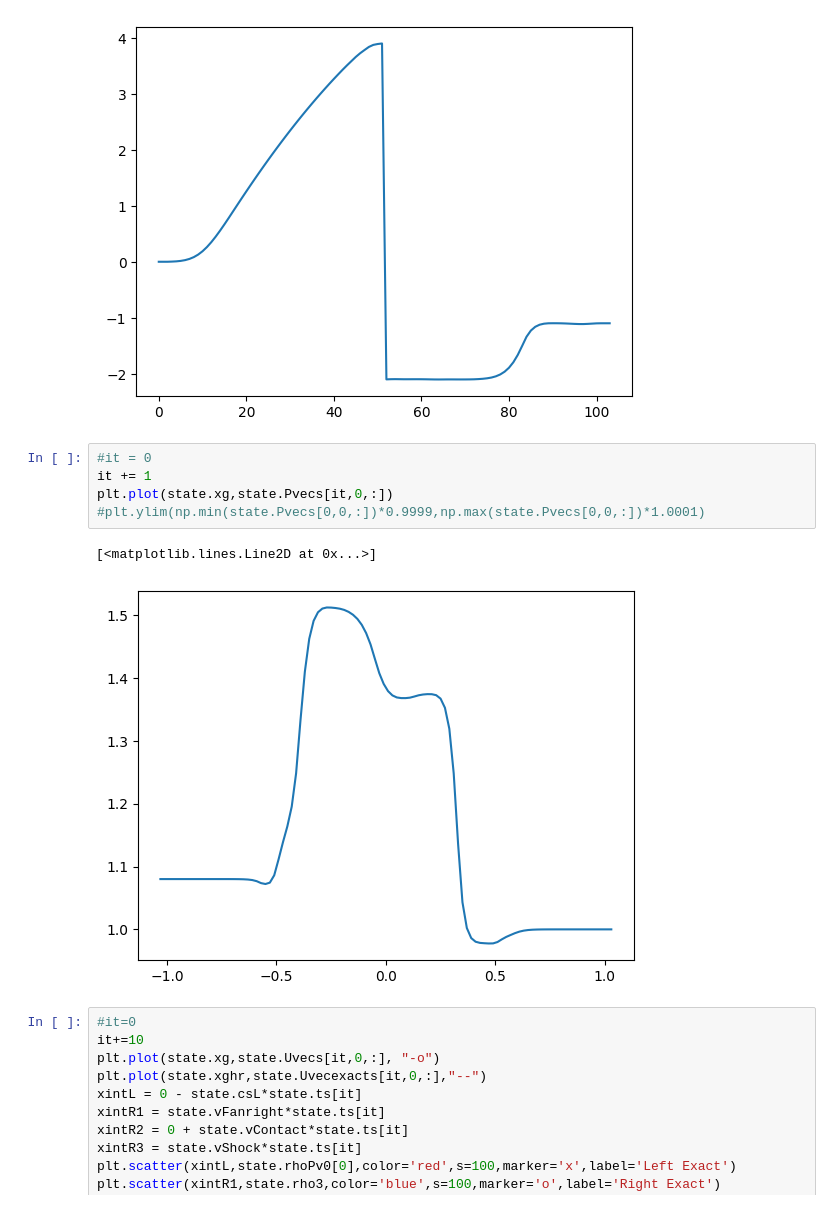
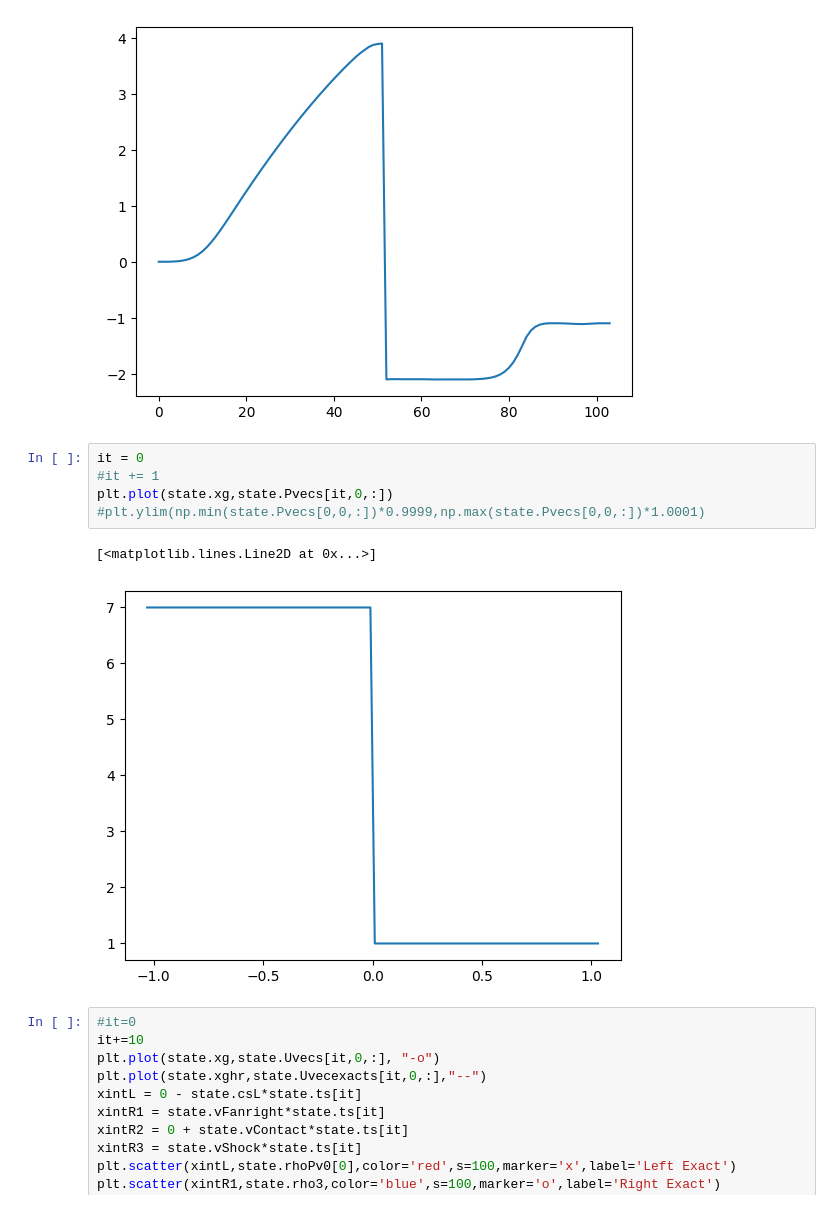
Before and after one commit to Jimbo-Coder/PyFluid, a Jupyter notebook: main_mhd.ipynb, the cells around one changed output. Drawn from its saved outputs; the diff is of its cells as text.

```diff
--- a/main_mhd.ipynb
+++ b/main_mhd.ipynb
@@ -987,13 +1060,13 @@ plt.plot
 [<matplotlib.lines.Line2D at 0x...>]
 [figure]
 # %%
-#it = 0
-it += 1
+it = 0
+#it += 1
 plt.plot(state.xg,state.Pvecs[it,0,:])
 #plt.ylim(np.min(state.Pvecs[0,0,:])*0.9999,np.max(state.Pvecs[0,0,:])*1.0001)
 # %% [output]
 [<matplotlib.lines.Line2D at 0x...>]
-[figure, old version]
+[figure, new version]
 # %%
 #it=0
 it+=10
```
Also changed, not shown: parts of 4 cells of this notebook.
